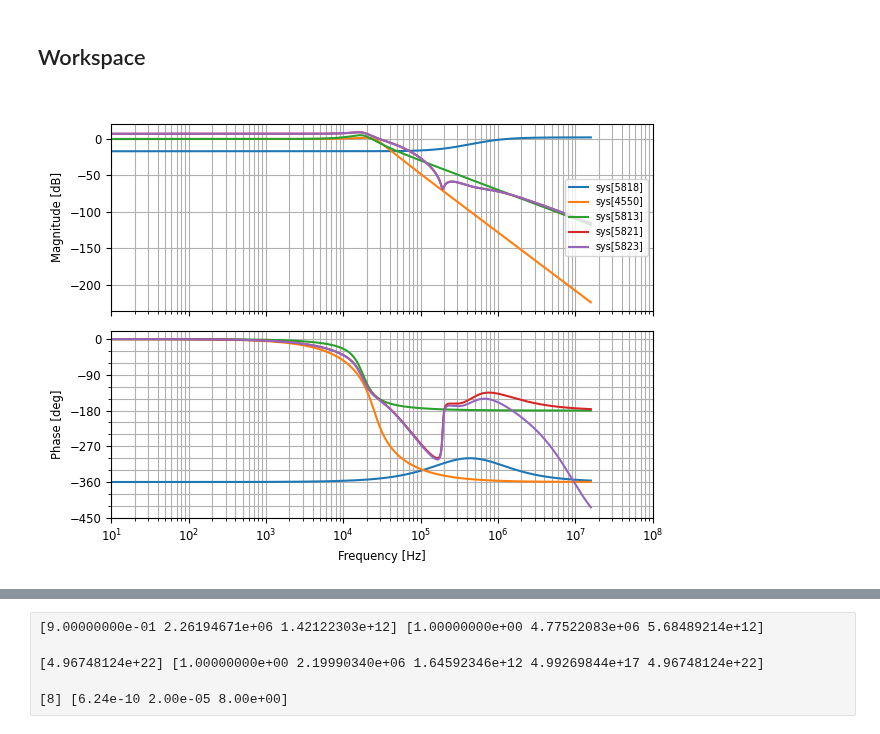
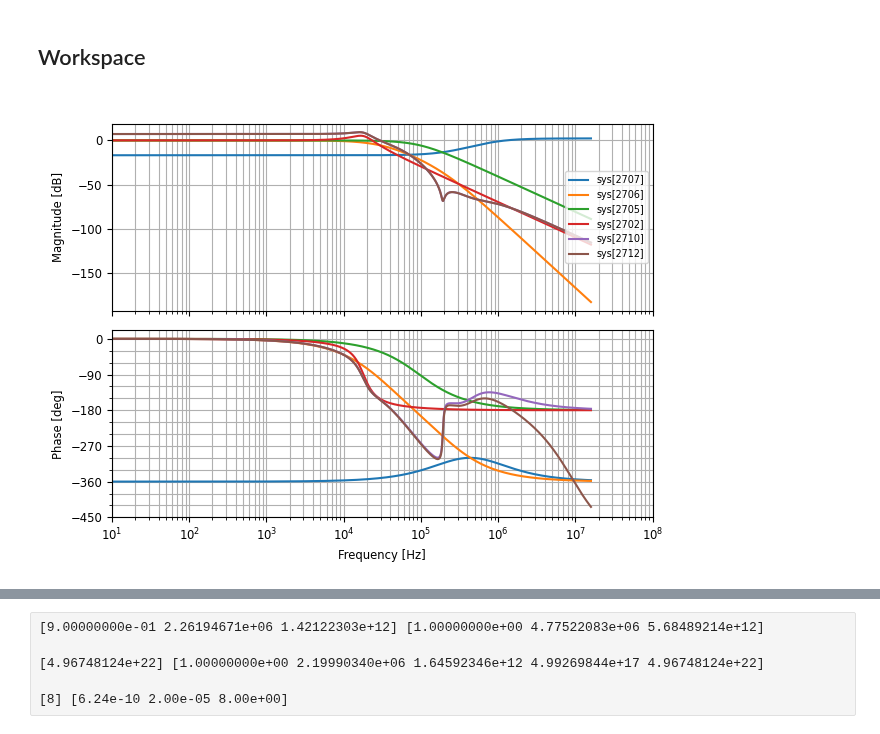
Before and after one commit to aaronlockhartdev/class-d-amp, a Jupyter notebook: loop_analysis/main.ipynb, the cells around one changed output, grey strips where cells are left out. Cells and saved outputs as stored; diff of their text form; code cells hidden in the pictures.

```diff
--- a/loop_analysis/main.ipynb
+++ b/loop_analysis/main.ipynb
@@ -276,32 +276,32 @@ def load_sapwin(filename: str) -> Callable[[],ct.TransferFunction]:
 out = lpf(20e-6, 3.9e-6, 4)
 
 
 iff = 50e3*2*np.pi
 
 i_stages = list()
 #for fsf, q in [(1.4192, 0.5219), (1.5912, 0.8055)]:
 for fsf, q in [(1.6060, 0.5103), (1.6913, 0.6112), (1.9071, 1.0234)]:
     sf = iff * fsf
     i_stages.append(ct.tf([sf**2], [1, sf*fsf/q, sf**2]))
 
 i_i = i_stages[0] * i_stages[1]
 i_o = i_stages[2]
 
 compf = 5*iff
 compr = [3, 3]
 comp = ct.zpk([-compf-1j, -compf+1j], [-r * compf for r in compr], 1.3)
 
 fbn = (i_i + out) * (i_o + comp)
 #fbn = i_i + out * (i_o + comp)
 
 delay = 60e-9
 
 plt.clf()
 
 plot_kwargs = {'Hz': True, 'dB': True, 'omega_limits': (10, 100e6)}
-for tf in (comp, i, out, fbn, fbn * ct.tf(*ct.pade(delay, n=2))):
+for tf in (comp, i_i, i_o, out, fbn, fbn * ct.tf(*ct.pade(delay, n=2))):
     ct.bode_plot(tf, **plot_kwargs)
 
 plt.show()
 # %% [output]
-[figure, old version]
+[figure, new version]
```
Also changed, not shown: parts of 5 cells of this notebook, 2 other files.
